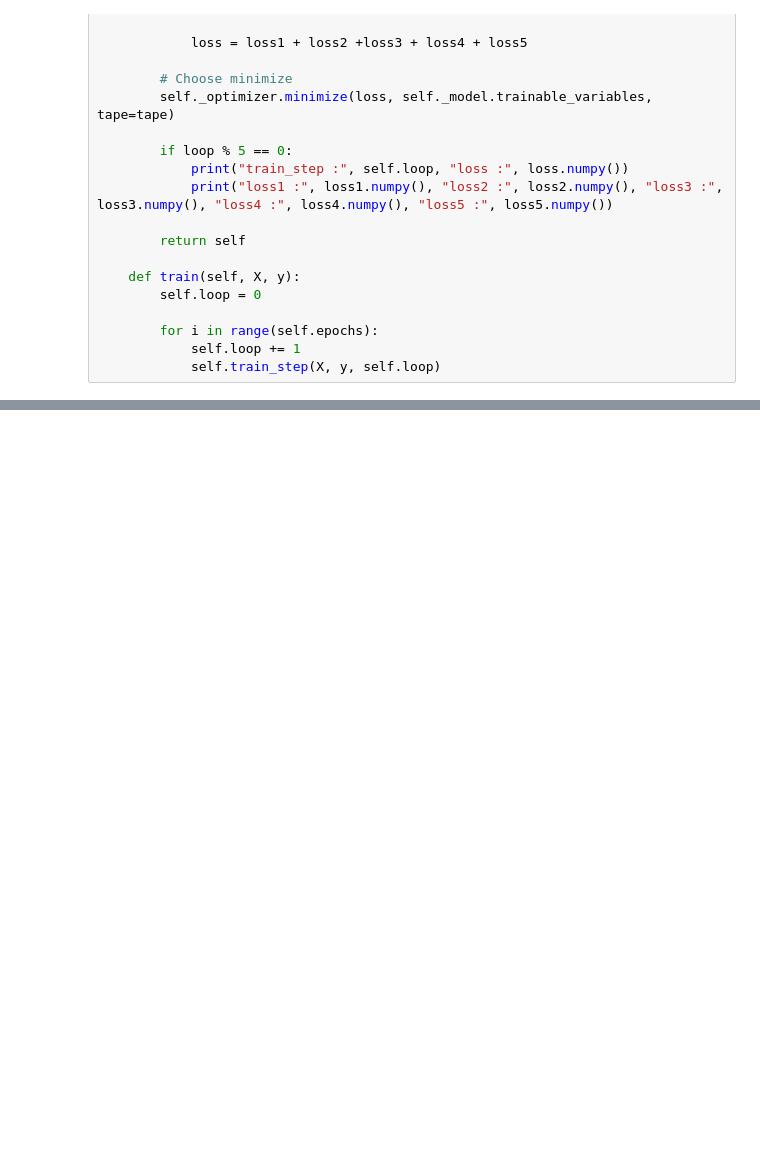
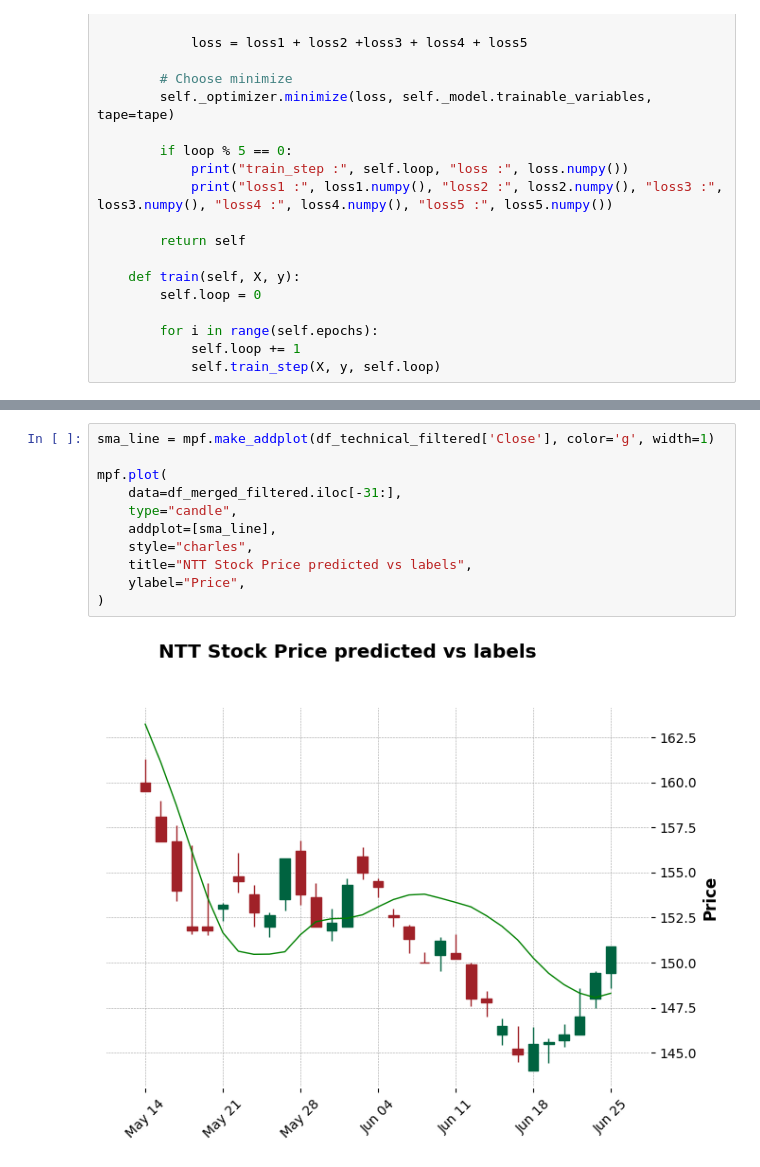
Before and after one commit to SuSyungen/Assignment, a Jupyter notebook: NTT_stock.ipynb, the cells around one changed output, grey strips where cells are left out. Saved outputs shown, nothing was run; the diff lists cells and outputs as text; blank space fills up the shorter version.

```diff
--- a/NTT_stock.ipynb
+++ b/NTT_stock.ipynb
@@ -775,0 +728,13 @@ mpf.plot(
+# %%
+sma_line = mpf.make_addplot(df_technical_filtered['Close'], color='g', width=1)
+
+mpf.plot(
+    data=df_merged_filtered.iloc[-31:],
+    type="candle",
+    addplot=[sma_line],
+    style="charles",
+    title="NTT Stock Price predicted vs labels",
+    ylabel="Price",
+)
+# %% [output]
+[figure, added]
```
Also changed, not shown: parts of 18 cells of this notebook.
